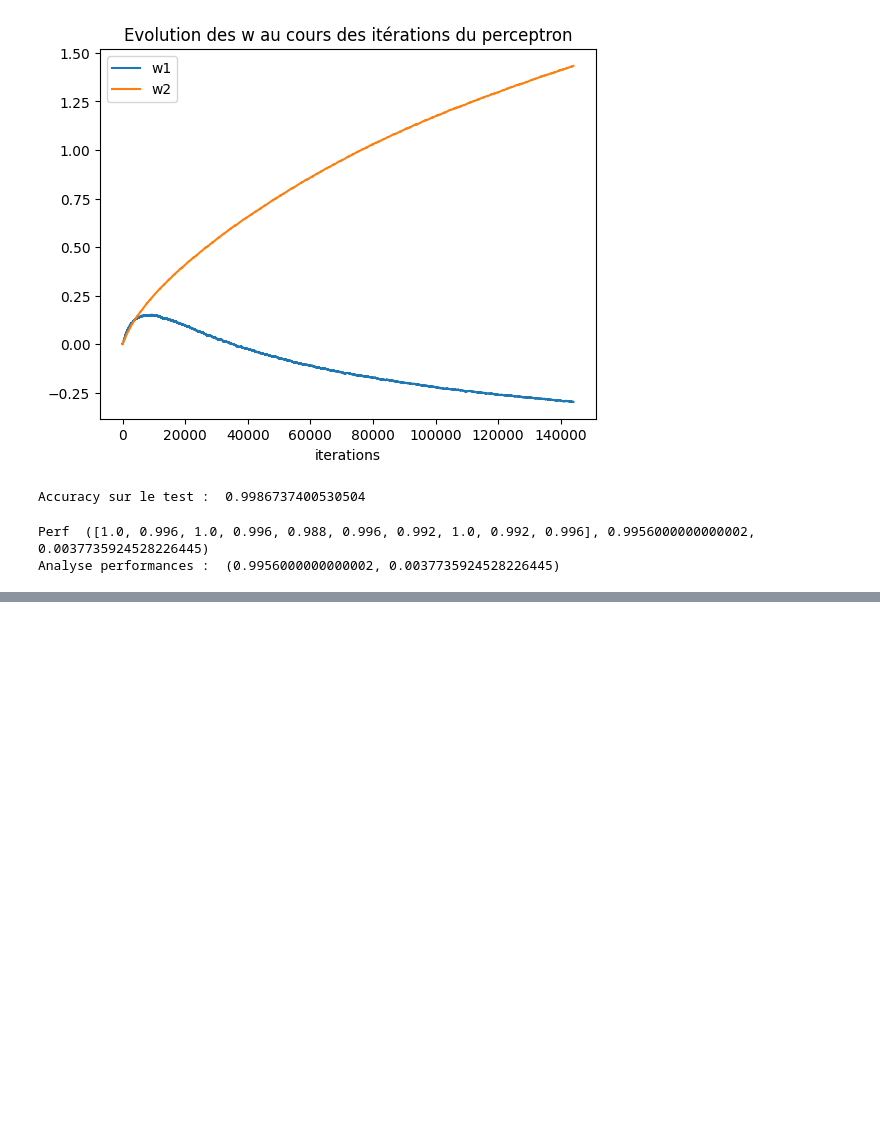
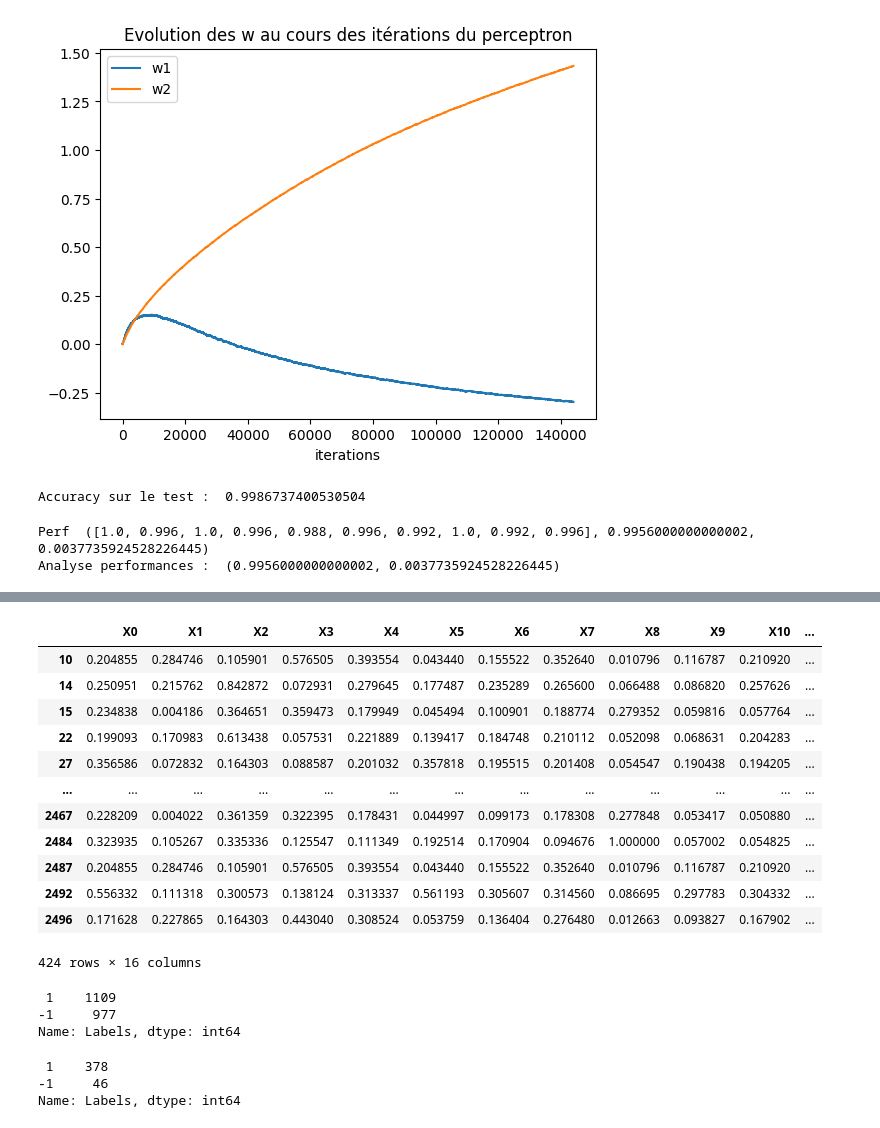
Before and after one commit to iLykTurtlz/MLAlgorithms3, a Jupyter notebook: Projet2/projet-2-paul.ipynb, the cells around one changed output, grey strips where cells are left out. Saved outputs shown, nothing was run; the diff lists cells and outputs as text; code cells hidden in the pictures; blank space fills up the shorter version.

```diff
--- a/Projet2/projet-2-paul.ipynb
+++ b/Projet2/projet-2-paul.ipynb
@@ -791,0 +828,28 @@ Analyse performances :  (0.9956000000000002, 0.0037735924528226445)
+# %%
+df_X.iloc[U[1]]
+# %% [output]
+|  | X0 | X1 | X2 | X3 | X4 | X5 | X6 | X7 | X8 | X9 | X10 | ... |
+| 10 | 0.204855 | 0.284746 | 0.105901 | 0.576505 | 0.393554 | 0.043440 | 0.155522 | 0.352640 | 0.010796 | 0.116787 | 0.210920 | ... |
+| 14 | 0.250951 | 0.215762 | 0.842872 | 0.072931 | 0.279645 | 0.177487 | 0.235289 | 0.265600 | 0.066488 | 0.086820 | 0.257626 | ... |
+| 15 | 0.234838 | 0.004186 | 0.364651 | 0.359473 | 0.179949 | 0.045494 | 0.100901 | 0.188774 | 0.279352 | 0.059816 | 0.057764 | ... |
+| 22 | 0.199093 | 0.170983 | 0.613438 | 0.057531 | 0.221889 | 0.139417 | 0.184748 | 0.210112 | 0.052098 | 0.068631 | 0.204283 | ... |
+| 27 | 0.356586 | 0.072832 | 0.164303 | 0.088587 | 0.201032 | 0.357818 | 0.195515 | 0.201408 | 0.054547 | 0.190438 | 0.194205 | ... |
+| ... | ... | ... | ... | ... | ... | ... | ... | ... | ... | ... | ... | ... |
+| 2467 | 0.228209 | 0.004022 | 0.361359 | 0.322395 | 0.178431 | 0.044997 | 0.099173 | 0.178308 | 0.277848 | 0.053417 | 0.050880 | ... |
+| 2484 | 0.323935 | 0.105267 | 0.335336 | 0.125547 | 0.111349 | 0.192514 | 0.170904 | 0.094676 | 1.000000 | 0.057002 | 0.054825 | ... |
+| 2487 | 0.204855 | 0.284746 | 0.105901 | 0.576505 | 0.393554 | 0.043440 | 0.155522 | 0.352640 | 0.010796 | 0.116787 | 0.210920 | ... |
+| 2492 | 0.556332 | 0.111318 | 0.300573 | 0.138124 | 0.313337 | 0.561193 | 0.305607 | 0.314560 | 0.086695 | 0.297783 | 0.304332 | ... |
+| 2496 | 0.171628 | 0.227865 | 0.164303 | 0.443040 | 0.308524 | 0.053759 | 0.136404 | 0.276480 | 0.012663 | 0.093827 | 0.167902 | ... |
+424 rows × 16 columns
+# %%
+df_Y.iloc[U[0]]["Labels"].value_counts()
+# %% [output]
+ 1    1109
+-1     977
+Name: Labels, dtype: int64
+# %%
+df_Y.iloc[U[1]]["Labels"].value_counts()
+# %% [output]
+ 1    378
+-1     46
+Name: Labels, dtype: int64
```
Also changed, not shown: parts of 5 cells of this notebook, 1 other file.
